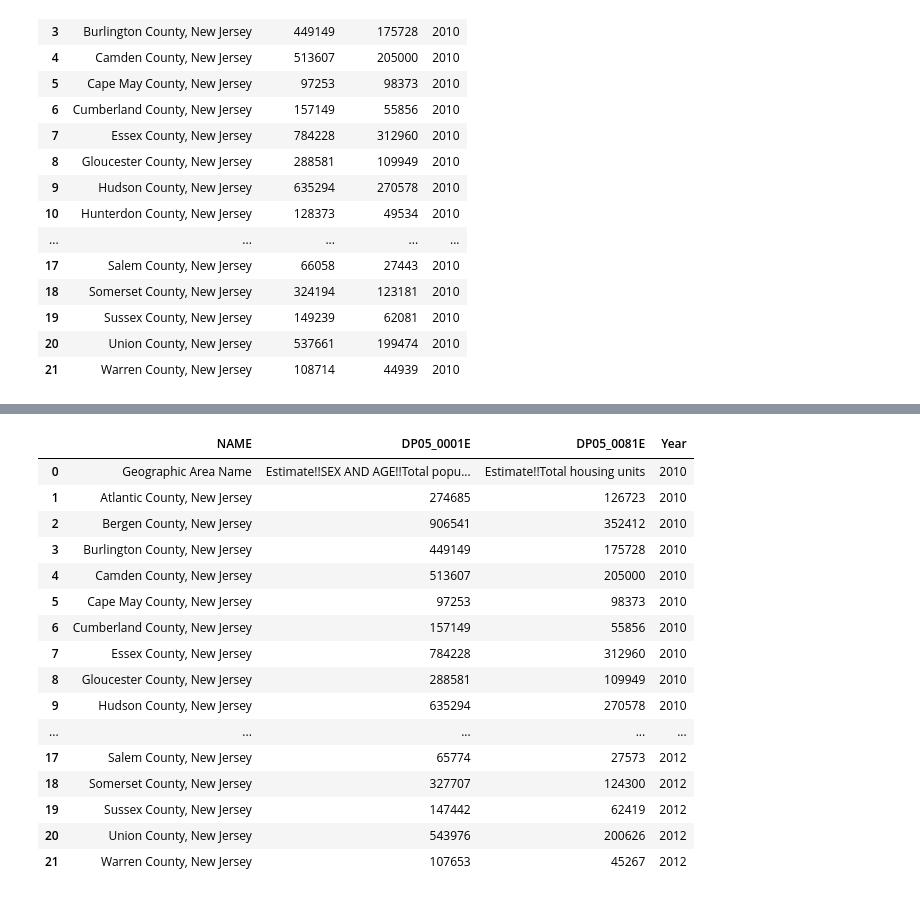
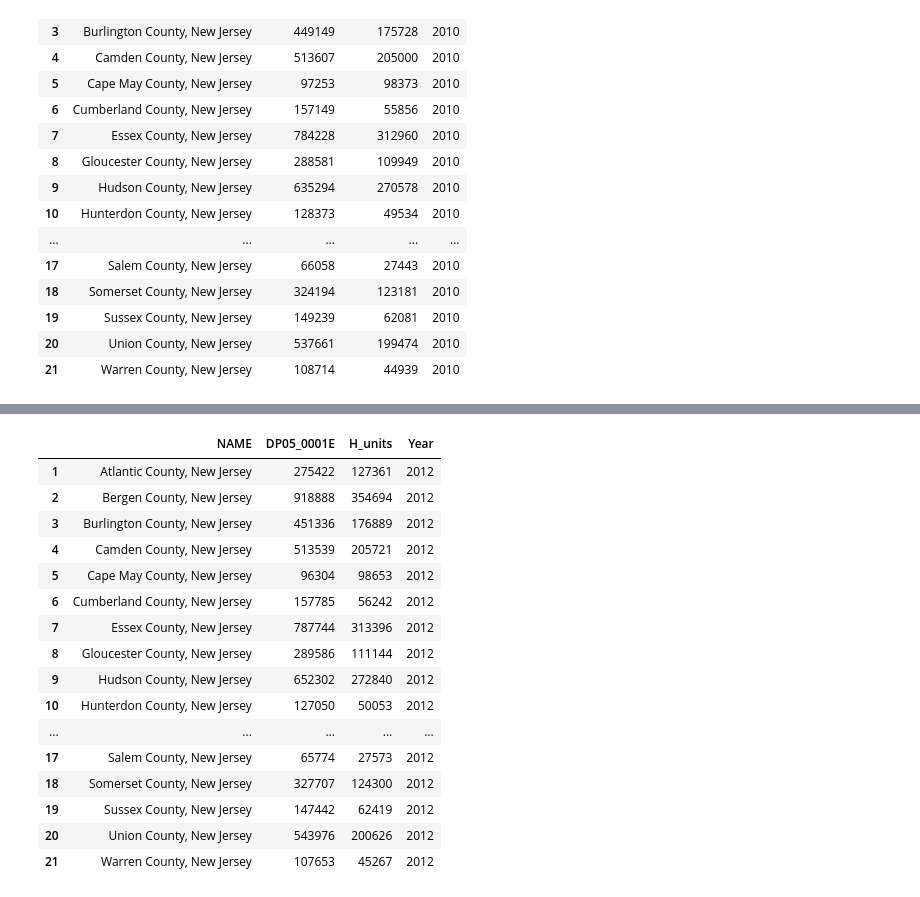
Before and after one commit to carlavilla/DataManagement, a Jupyter notebook: Flooding_and_Housing_NJ.ipynb, the cells around one changed output, grey strips where cells are left out. Saved outputs shown, nothing was run; the diff lists cells and outputs as text; code cells hidden in the pictures.

```diff
--- a/Flooding_and_Housing_NJ.ipynb
+++ b/Flooding_and_Housing_NJ.ipynb
@@ -242,24 +215,25 @@ Warning: Total number of columns (327) exceeds max_columns (20). Falling back to
 # %%
+acspop2012=pd.read_csv('ACSDP1Y2012.DP05-Data.csv')
 acspop2012= acspop2012[['NAME', 'DP05_0001E', 'DP05_0081E']]
 acspop2012['Year'] = 2012
+acspop12= acspop2012.drop([0])
+acspop12= acspop12.rename(columns={'DP05_0081E': 'H_units'})
+acspop12
+# %% [output]
+|  | NAME | DP05_0001E | H_units | Year |
+| 1 | Atlantic County, New Jersey | 275422 | 127361 | 2012 |
+| 2 | Bergen County, New Jersey | 918888 | 354694 | 2012 |
+| 3 | Burlington County, New Jersey | 451336 | 176889 | 2012 |
+| 4 | Camden County, New Jersey | 513539 | 205721 | 2012 |
+| 5 | Cape May County, New Jersey | 96304 | 98653 | 2012 |
+| 6 | Cumberland County, New Jersey | 157785 | 56242 | 2012 |
+| 7 | Essex County, New Jersey | 787744 | 313396 | 2012 |
+| 8 | Gloucester County, New Jersey | 289586 | 111144 | 2012 |
+| 9 | Hudson County, New Jersey | 652302 | 272840 | 2012 |
+| 10 | Hunterdon County, New Jersey | 127050 | 50053 | 2012 |
+| ... | ... | ... | ... | ... |
+| 17 | Salem County, New Jersey | 65774 | 27573 | 2012 |
+| 18 | Somerset County, New Jersey | 327707 | 124300 | 2012 |
+| 19 | Sussex County, New Jersey | 147442 | 62419 | 2012 |
+| 20 | Union County, New Jersey | 543976 | 200626 | 2012 |
+| 21 | Warren County, New Jersey | 107653 | 45267 | 2012 |
-# %%
-#acspop= pd.concat([acspop2010, acspop2012])
-acspop
-# %% [output]
-|  | NAME | DP05_0001E | DP05_0081E | Year |
-| 0 | Geographic Area Name | Estimate!!SEX AND AGE!!Total popu... | Estimate!!Total housing units | 2010 |
-| 1 | Atlantic County, New Jersey | 274685 | 126723 | 2010 |
-| 2 | Bergen County, New Jersey | 906541 | 352412 | 2010 |
-| 3 | Burlington County, New Jersey | 449149 | 175728 | 2010 |
-| 4 | Camden County, New Jersey | 513607 | 205000 | 2010 |
-| 5 | Cape May County, New Jersey | 97253 | 98373 | 2010 |
-| 6 | Cumberland County, New Jersey | 157149 | 55856 | 2010 |
-| 7 | Essex County, New Jersey | 784228 | 312960 | 2010 |
-| 8 | Gloucester County, New Jersey | 288581 | 109949 | 2010 |
-| 9 | Hudson County, New Jersey | 635294 | 270578 | 2010 |
-| ... | ... | ... | ... | ... |
-| 17 | Salem County, New Jersey | 65774 | 27573 | 2012 |
-| 18 | Somerset County, New Jersey | 327707 | 124300 | 2012 |
-| 19 | Sussex County, New Jersey | 147442 | 62419 | 2012 |
-| 20 | Union County, New Jersey | 543976 | 200626 | 2012 |
-| 21 | Warren County, New Jersey | 107653 | 45267 | 2012 |
```
Also changed, not shown: parts of 25 cells of this notebook.
